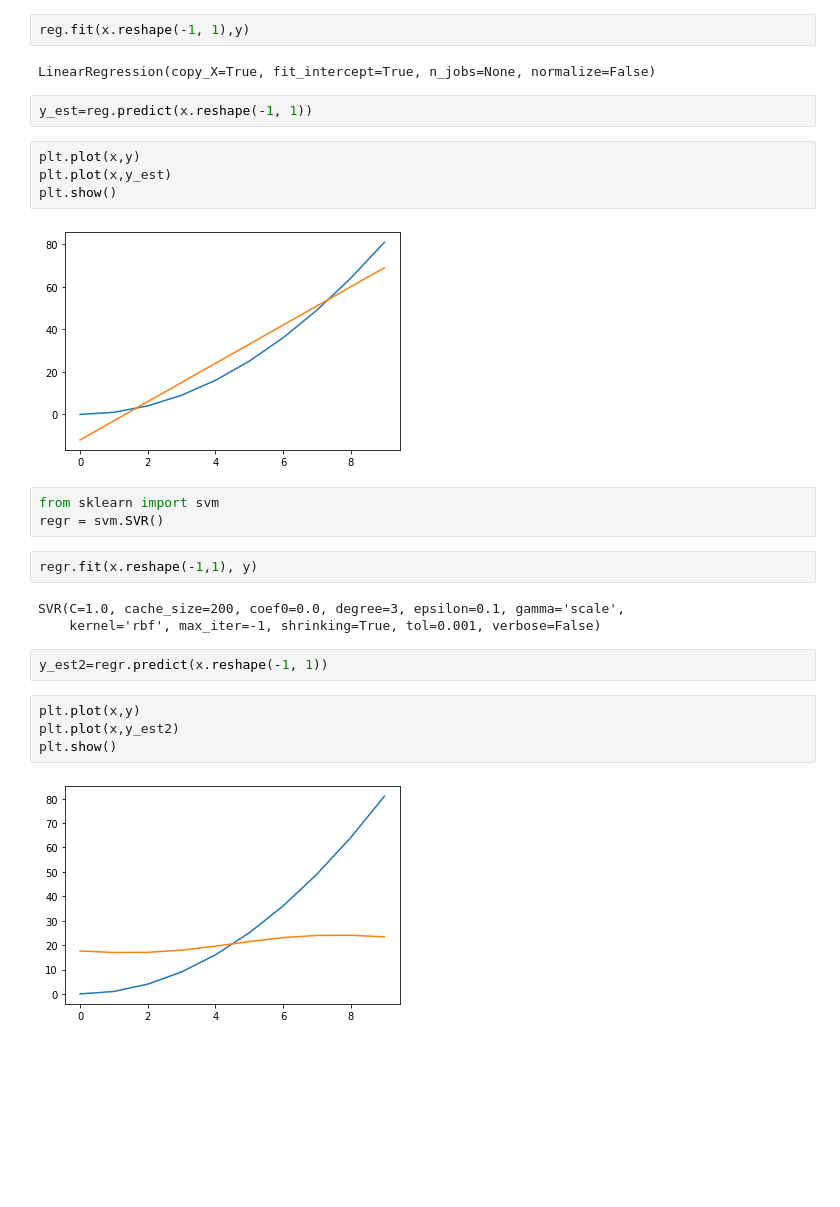
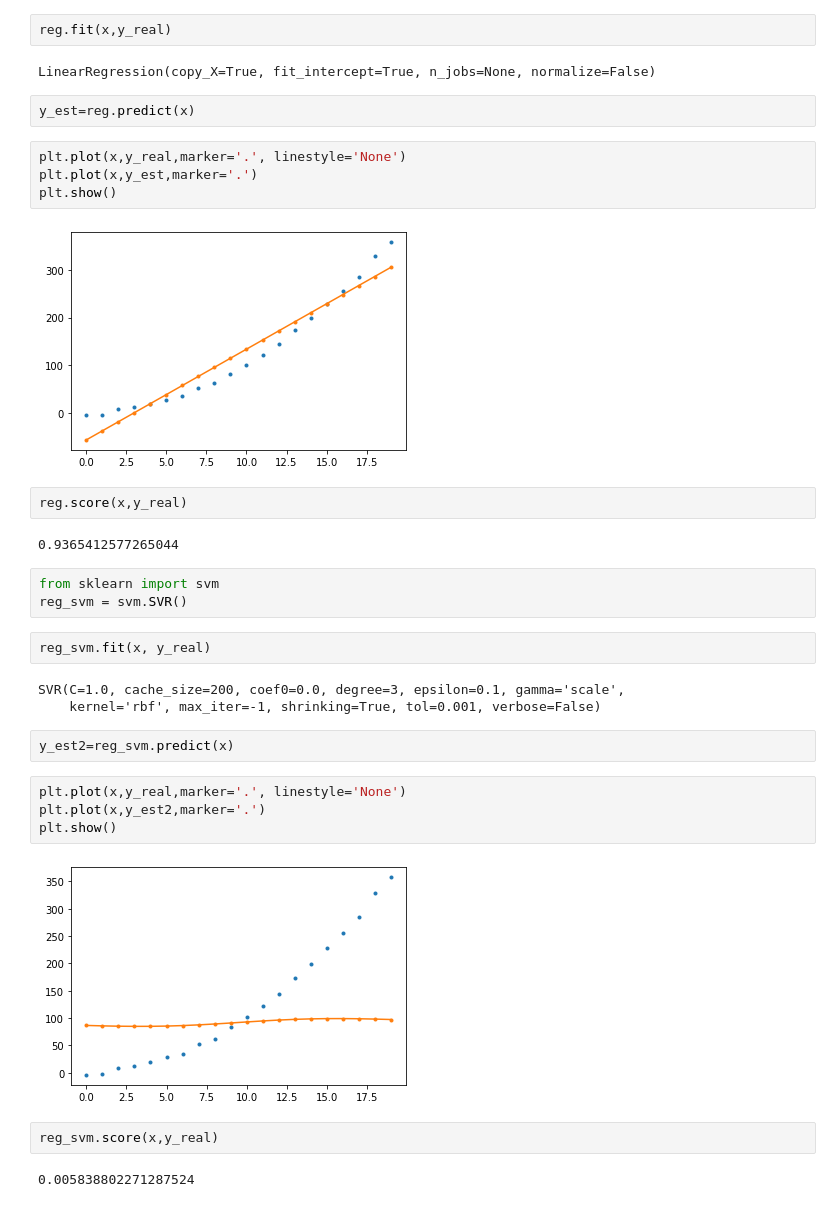
Before and after one commit to mariajogonsan/Curso-de-introduccion-a-Big-Data-Parte-3-nov2021, a Jupyter notebook: Ejemplo_ML_Regresión_lineal.ipynb, the cells around one changed output. Drawn from its saved outputs; the diff is of its cells as text; blank space fills up the shorter version.

```diff
--- a/Ejemplo_ML_Regresión_lineal.ipynb
+++ b/Ejemplo_ML_Regresión_lineal.ipynb
@@ -25,30 +132,38 @@ plt.show()
 from sklearn import linear_model
 reg = linear_model.LinearRegression()
 # %%
-reg.fit(x.reshape(-1, 1),y)
+reg.fit(x,y_real)
 # %% [output]
 LinearRegression(copy_X=True, fit_intercept=True, n_jobs=None, normalize=False)
 # %%
-y_est=reg.predict(x.reshape(-1, 1))
+y_est=reg.predict(x)
 # %%
-plt.plot(x,y)
-plt.plot(x,y_est)
+plt.plot(x,y_real,marker='.', linestyle='None')
+plt.plot(x,y_est,marker='.')
 plt.show()
 # %% [output]
-[figure, old version]
+[figure, new version]
+# %%
+reg.score(x,y_real)
+# %% [output]
+0.9365412577265044
 # %%
 from sklearn import svm
-regr = svm.SVR()
+reg_svm = svm.SVR()
-# %%
-regr.fit(x.reshape(-1,1), y)
-# %% [output]
-SVR(C=1.0, cache_size=200, coef0=0.0, degree=3, epsilon=0.1, gamma='scale',
-    kernel='rbf', max_iter=-1, shrinking=True, tol=0.001, verbose=False)
+# %%
+reg_svm.fit(x, y_real)
+# %% [output]
+SVR(C=1.0, cache_size=200, coef0=0.0, degree=3, epsilon=0.1, gamma='scale',
+    kernel='rbf', max_iter=-1, shrinking=True, tol=0.001, verbose=False)
 # %%
-y_est2=regr.predict(x.reshape(-1, 1))
+y_est2=reg_svm.predict(x)
 # %%
-plt.plot(x,y)
-plt.plot(x,y_est2)
+plt.plot(x,y_real,marker='.', linestyle='None')
+plt.plot(x,y_est2,marker='.')
 plt.show()
 # %% [output]
-[figure, old version]
+[figure, new version]
+# %%
+reg_svm.score(x,y_real)
+# %% [output]
+0.005838802271287524
```
Also changed, not shown: parts of 16 cells of this notebook.
